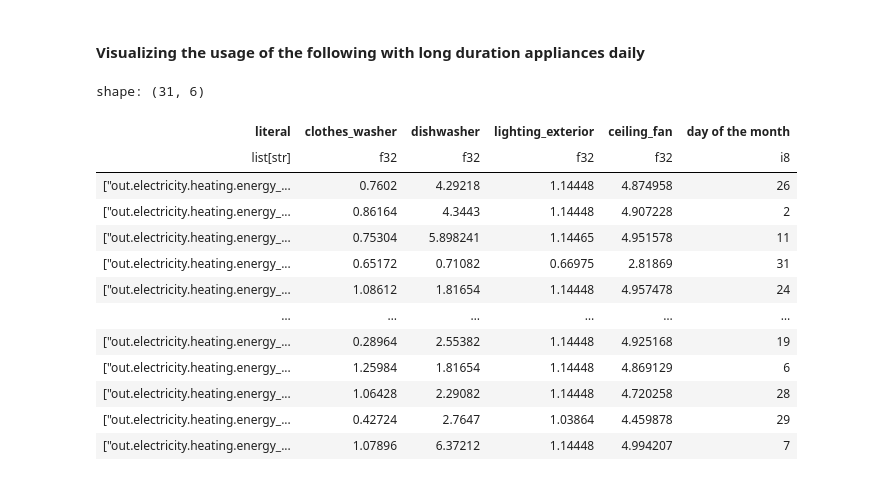
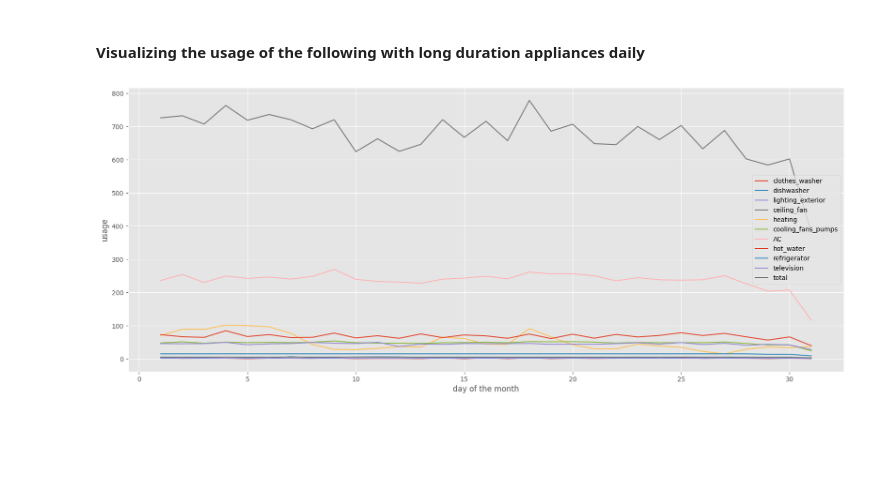
Before and after one commit to 1nuc/load-profile-decomposition, a Jupyter notebook: src/Customer_analysis/run.ipynb, the cells around one changed output. Cells and saved outputs as stored; diff of their text form; code cells hidden in the pictures; blank space fills up the shorter version.

```diff
--- a/src/Customer_analysis/run.ipynb
+++ b/src/Customer_analysis/run.ipynb
@@ -588,23 +619,17 @@ vis.test_corr(corr_building, 'out.electricity.total.energy_consumption..kwh')
 #### from the following we can see that those most used appliances are dishwasher,clothes washer and lighting exterior and ceiling fans
 # %% [markdown]
 #### Visualizing the usage of the following with long duration appliances daily
+# %%
+DOM_APP=['out.electricity.clothes_washer.energy_consumption..kwh',
+               'out.electricity.dishwasher.energy_consumption..kwh',
+               'out.electricity.lighting_exterior.energy_consumption..kwh',
+               'out.electricity.ceiling_fan.energy_consumption..kwh'] + LONG_DURATION
 # %%
 vis_build=building_100082.select(
-    pl.col(*APPL).name.replace('^out.electricity.|.energy_consumption..kwh$',''), 'day of the month').group_by('day of the month').agg(
-    pl.all().sum()).select(LONG_DURATION, 'clothes_washer', 'dishwasher','lighting_exterior', 'ceiling_fan','day of the month')
-vis_build
+    pl.col(*DOM_APP).name.replace('^out.electricity.|.energy_consumption..kwh$',''), 'day of the month').group_by('day of the month').agg(
+    pl.all().sum())
+columns=vis_build.columns
+columns.remove('day of the month')
+vis.lineplot(vis_build, 'day of the month', columns)
 # %% [output]
-shape: (31, 6)
-| literal | clothes_washer | dishwasher | lighting_exterior | ceiling_fan | day of the month |
-| list[str] | f32 | f32 | f32 | f32 | i8 |
-| ["out.electricity.heating.energy_... | 0.7602 | 4.29218 | 1.14448 | 4.874958 | 26 |
-| ["out.electricity.heating.energy_... | 0.86164 | 4.3443 | 1.14448 | 4.907228 | 2 |
-| ["out.electricity.heating.energy_... | 0.75304 | 5.898241 | 1.14465 | 4.951578 | 11 |
-| ["out.electricity.heating.energy_... | 0.65172 | 0.71082 | 0.66975 | 2.81869 | 31 |
-| ["out.electricity.heating.energy_... | 1.08612 | 1.81654 | 1.14448 | 4.957478 | 24 |
-| … | … | … | … | … | … |
-| ["out.electricity.heating.energy_... | 0.28964 | 2.55382 | 1.14448 | 4.925168 | 19 |
-| ["out.electricity.heating.energy_... | 1.25984 | 1.81654 | 1.14448 | 4.869129 | 6 |
-| ["out.electricity.heating.energy_... | 1.06428 | 2.29082 | 1.14448 | 4.720258 | 28 |
-| ["out.electricity.heating.energy_... | 0.42724 | 2.7647 | 1.03864 | 4.459878 | 29 |
-| ["out.electricity.heating.energy_... | 1.07896 | 6.37212 | 1.14448 | 4.994207 | 7 |
+[figure, added]
```
Also changed, not shown: parts of 3 cells of this notebook.
